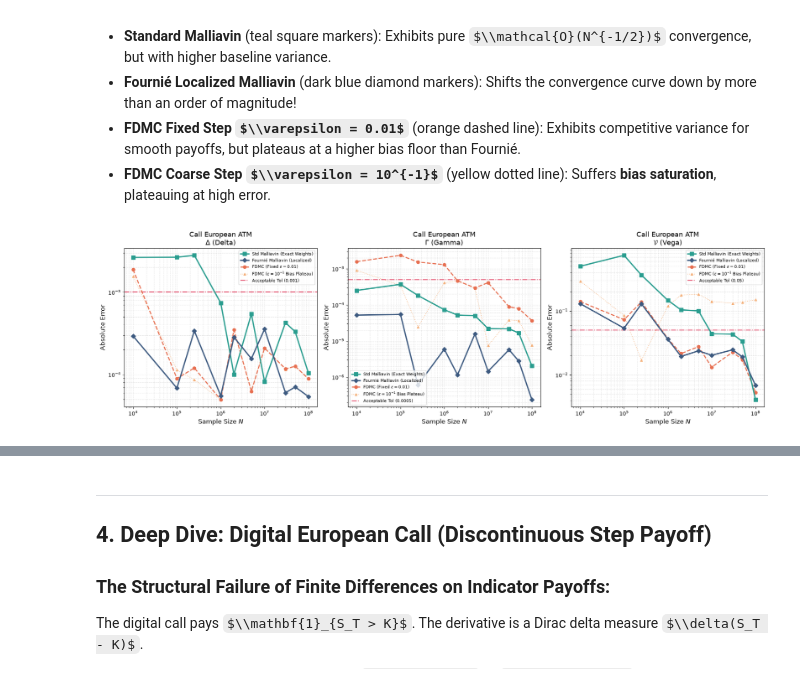
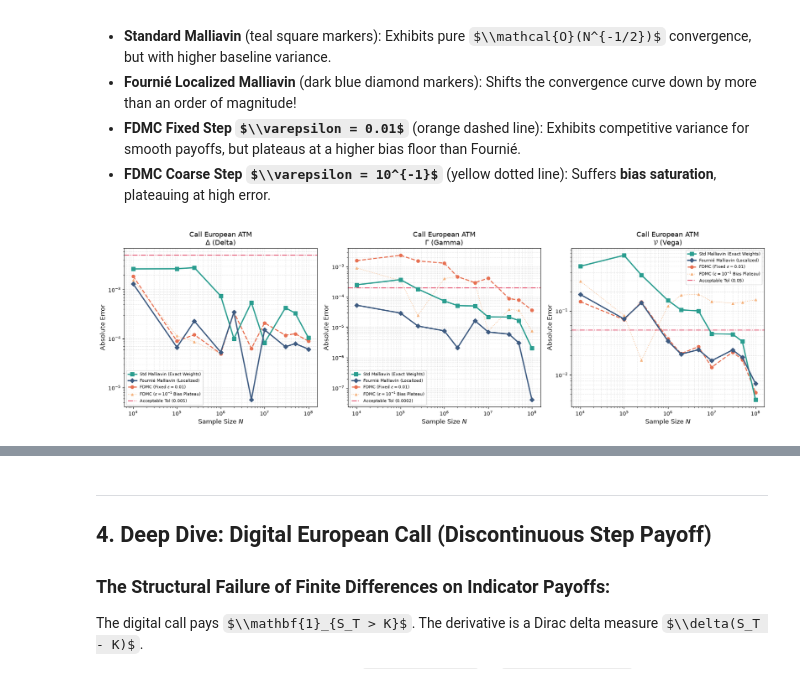
Before and after one commit to NicolasBermell/Greeks, a Jupyter notebook: analysis_malliavin_vs_FDMC.ipynb, the cells around one changed output, grey strips where cells are left out. Saved outputs shown, nothing was run; the diff lists cells and outputs as text; code cells hidden in the pictures; some formulas as TeX source.

```diff
--- a/analysis_malliavin_vs_FDMC.ipynb
+++ b/analysis_malliavin_vs_FDMC.ipynb
@@ -162,12 +179,12 @@ As shown below, **Fournié localization** completely eliminates this variance ov
 # %%
 fig_call_conv = utils.plot_comparative_convergence_vs_N(
     fdmc_metrics_df, mal_metrics_df, "Call European ATM",
-    tolerance_dict={"delta": 0.001, "gamma": 0.0005, "vega": 0.05},
+    tolerance_dict={"delta": 0.005, "gamma": 0.0002, "vega": 0.05},
     fournier_metrics_df=four_metrics_df,
 )
 plt.show()
 # %% [output]
-[figure, old version]
+[figure, new version]
 # %%
 fig_call_bars = utils.plot_comparative_greeks_bars(
     fdmc_metrics_df, mal_metrics_df, "Call European ATM",
```
Also changed, not shown: parts of 30 cells of this notebook, 2 other files.
